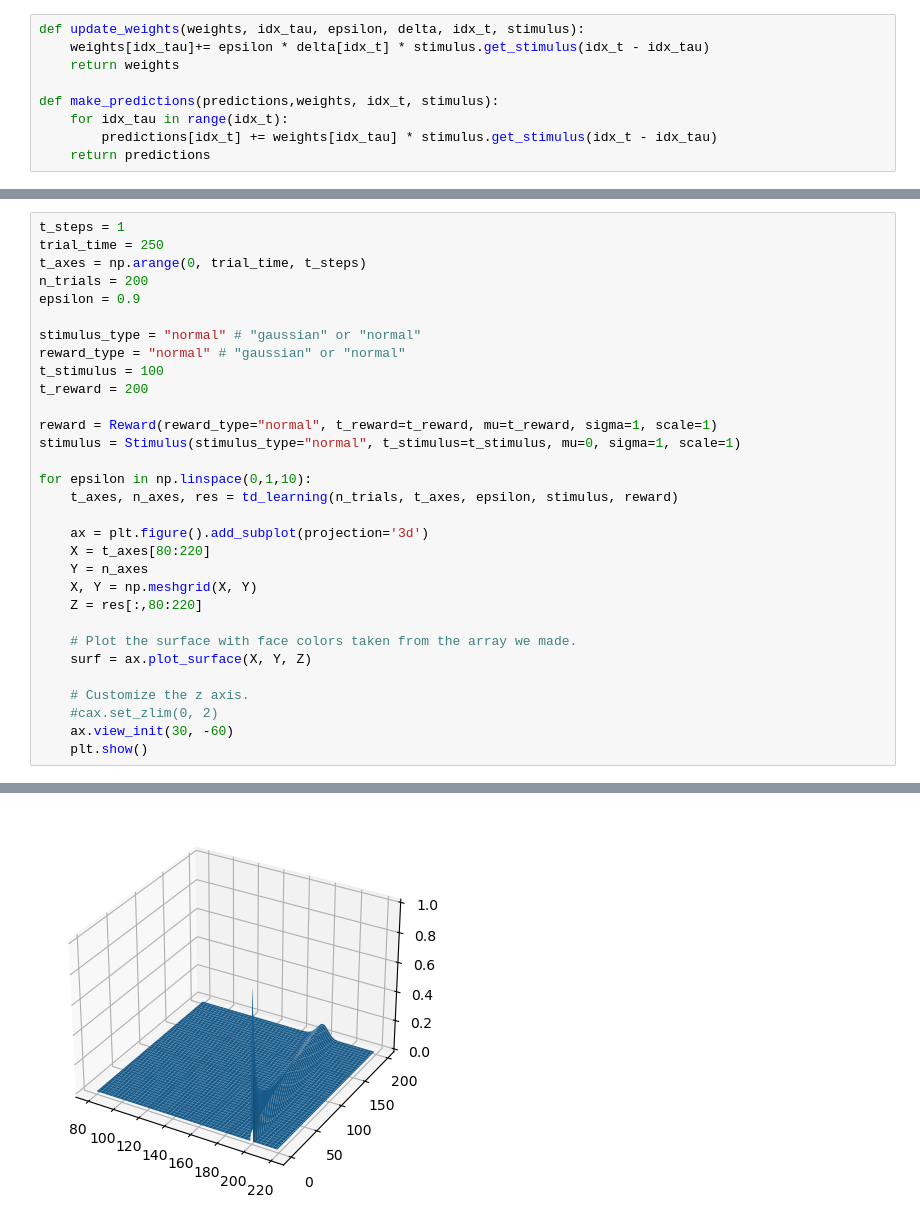
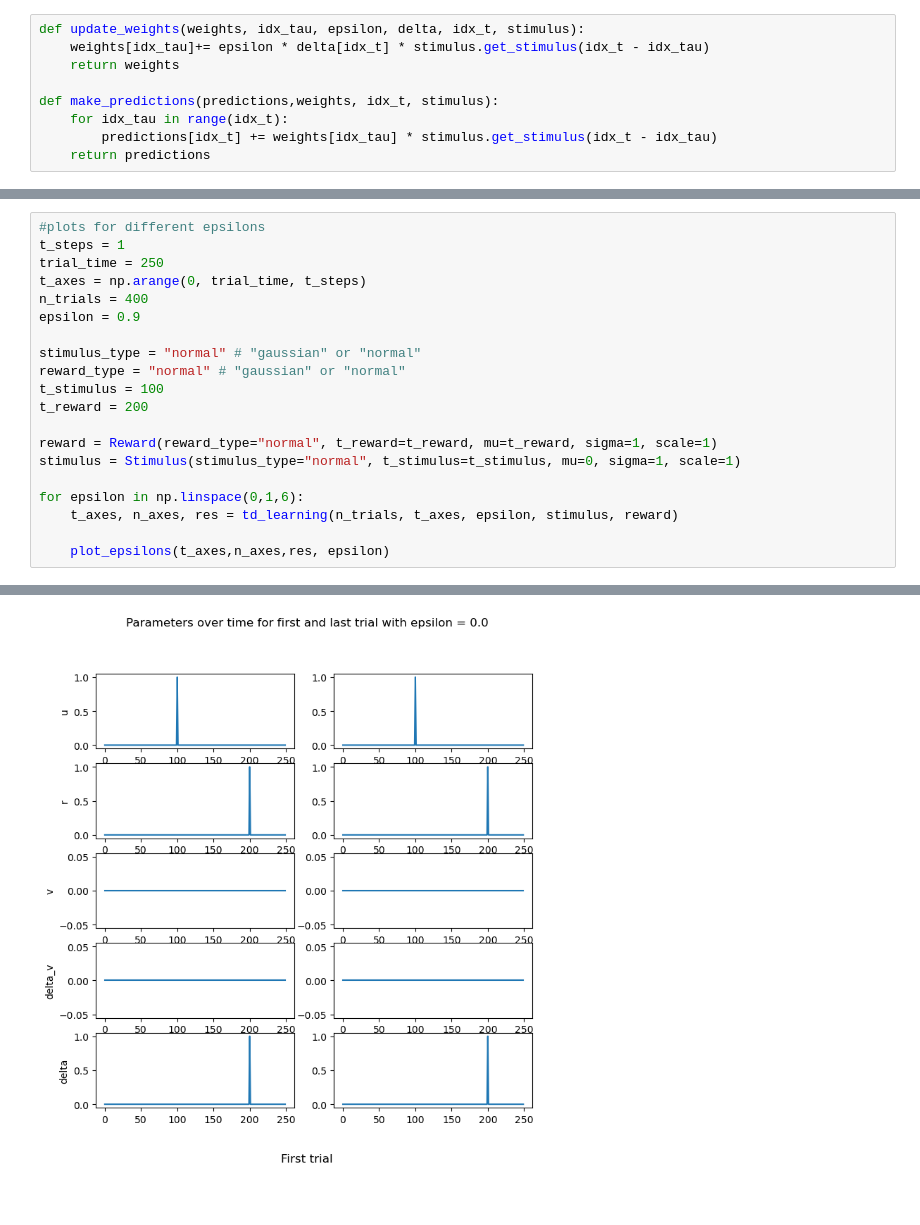
Before and after one commit to lolotta/Neural_Modeling, a Jupyter notebook: HW1_RL_Lotta.ipynb, the cells around one changed output, grey strips where cells are left out. Drawn from its saved outputs; the diff is of its cells as text; blank space fills up the shorter version.

```diff
--- a/HW1_RL_Lotta.ipynb
+++ b/HW1_RL_Lotta.ipynb
@@ -92,8 +324,9 @@ def td_learning(n_trials, t_axes, epsilon, stimulus, reward):
 # %%
+#plots for different epsilons
 t_steps = 1
 trial_time = 250
 t_axes = np.arange(0, trial_time, t_steps)
-n_trials = 200
+n_trials = 400
 epsilon = 0.9
 
 stimulus_type = "normal" # "gaussian" or "normal"
@@ -104,20 +337,8 @@ t_reward = 200
 reward = Reward(reward_type="normal", t_reward=t_reward, mu=t_reward, sigma=1, scale=1)
 stimulus = Stimulus(stimulus_type="normal", t_stimulus=t_stimulus, mu=0, sigma=1, scale=1)
 
-for epsilon in np.linspace(0,1,10):
+for epsilon in np.linspace(0,1,6):
     t_axes, n_axes, res = td_learning(n_trials, t_axes, epsilon, stimulus, reward)
 
-    ax = plt.figure().add_subplot(projection='3d')
-    X = t_axes[80:220]
-    Y = n_axes
-    X, Y = np.meshgrid(X, Y)
-    Z = res[:,80:220]
-
-    # Plot the surface with face colors taken from the array we made.
-    surf = ax.plot_surface(X, Y, Z)
-
-    # Customize the z axis.
-    #cax.set_zlim(0, 2)
-    ax.view_init(30, -60)
-    plt.show()
+    plot_epsilons(t_axes,n_axes,res, epsilon)
 # %% [output]
@@ -125 +346 @@ for epsilon in np.linspace(0,1,10):
-[figure, old version]
+[figure, new version]
```
Also changed, not shown: parts of 11 cells of this notebook.
